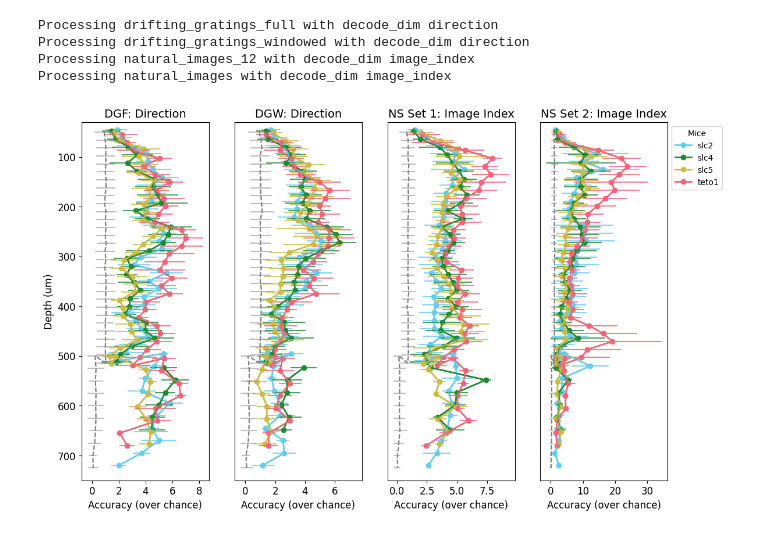
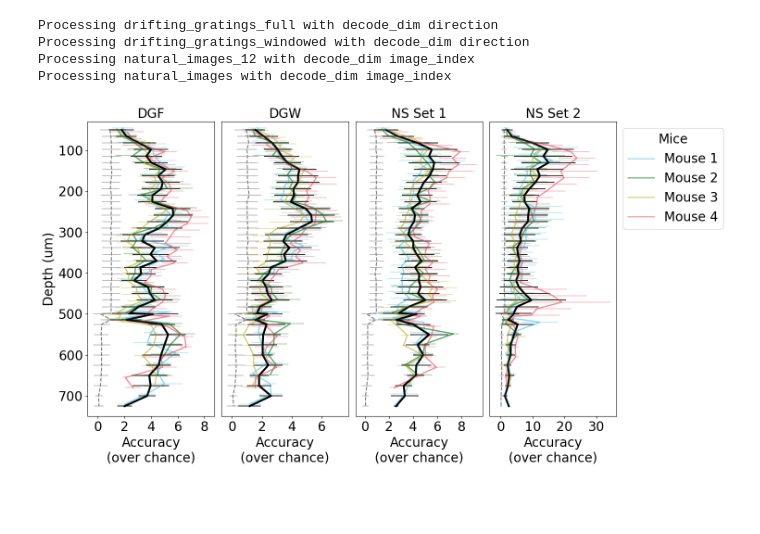
Before and after one commit to sherafatia/v1dd-public, a Jupyter notebook: notebooks/v1dd_figure2_new.ipynb, the cells around one changed output. Drawn from its saved outputs; the diff is of its cells as text; code cells hidden in the pictures; blank space fills up the shorter version.

Commit message:
decoding schematic plus the two main decoding panels

```diff
--- a/notebooks/v1dd_figure2_new.ipynb
+++ b/notebooks/v1dd_figure2_new.ipynb
@@ -85,6 +85,7 @@ all_depths = [
     482, 498, 514,
     500, 525, 550, 575, 600, 625, 650, 675, 700, 725
 ]
+all_depths.sort()
 # %%
 def depth_volume_mapping(a, b):
     depth_values = {
@@ -120,24 +121,7 @@ def depth_volume_mapping_2(volume_id, plane):
 # %% [markdown]
 ### First decoding results: no bootstrapping, all experiments (min # of neurons threshold = 1)
 # %%
-# Load decoding results -- iterate through each stimulus type and decode dimension
-decoding_dir = '/home/naomi/Desktop/data/decoding_results'
-tag = "2025_0721_1"
-all_results_df = pd.DataFrame()
-for stim_type in stim_types:
-    decode_dim = decode_dims[stim_type]
-    path_name = os.path.join(decoding_dir, f'{tag}_{stim_type}_{decode_dim}_Boot1_Rep1')
-    results_df = pd.DataFrame()
-    for filename in os.listdir(path_name):
-        f = os.path.join(path_name, filename)
-        results_df = pd.concat([results_df, pd.read_pickle(f)])
-
-    results_df['stim_type'] = stim_type
-    results_df['decode_dim'] = decode_dim
-
-    all_results_df = pd.concat([all_results_df, results_df], axis=0)
-
-all_results_df['depth'] = all_results_df.apply(lambda x: depth_volume_mapping_2(volume_id = x['volume_id'], plane = x['plane']), axis=1)
+all_results_df = pd.read_pickle(os.path.join(ARTIFACT_DIR, "decoding_analyses/20250721_Boot1_Rep1.pkl"))
 # %%
 # Organize data into a 5D array
 # Dimensions: (stim_type, mouse_id, column_id, depth, 5 folds)
@@ -206,13 +190,15 @@ jitter_values = np.linspace(-jitter_amount, jitter_amount, n_mice)
 fixed_jitters = np.tile(jitter_values, (n_depths, 1))
 
 titles = [
-    'DGF: Direction',
-    'DGW: Direction',
-    'NS Set 1: Image Index',
-    'NS Set 2: Image Index'
+    'DGF',
+    'DGW',
+    'NS Set 1',
+    'NS Set 2'
 ]
 
-fig = plt.figure(figsize=(13, 8))
+fontsize = 20
+
+fig = plt.figure(figsize=(15, 8))
 
 
 for stim_idx, stim_type in enumerate(stim_types):
@@ -233,39 +219,56 @@ for stim_idx, stim_type in enumerate(stim_types):
 
             mean = np.nanmean(data_values)
             std_error = np.nanstd(data_values)
             means.append(mean), std_errors.append(std_error)
 
-        plt.errorbar(means, all_depths + fixed_jitters[:, mouse_idx], xerr=std_errors, fmt='-', color=mouse_color, label=mouse_id, capsize=0, alpha=0.8)
-        plt.plot(means, all_depths + fixed_jitters[:, mouse_idx], 'o-', color=mouse_color, linewidth=2)
+        plt.errorbar(means, all_depths + fixed_jitters[:, mouse_idx], xerr=std_errors, fmt='-', color=mouse_color, label=mouse_id, capsize=0, alpha=0.4)
+        plt.plot(means, all_depths + fixed_jitters[:, mouse_idx], '-', color=mouse_color, linewidth=2, alpha=0.6)
 
 
     # Plot shuffled data (average over mice for visualization, so just need to iterate over depths)
     shuf_means, shuf_std_errors = [], []
     for depth_idx, depth in enumerate(all_depths):
         shuf_data_values = shuf_data[stim_idx, :, :, depth_idx, :]
         if np.all(np.isnan(shuf_data_values)):
             shuf_means.append(np.nan), shuf_std_errors.append(np.nan)
             continue
         shuf_mean = np.nanmean(shuf_data_values)
         shuf_std_error = np.nanstd(shuf_data_values)
         shuf_means.append(shuf_mean), shuf_std_errors.append(shuf_std_error)
 
     plt.errorbar(shuf_means, all_depths, xerr=shuf_std_errors, fmt='--', color='grey', label='Shuffled', capsize=0, alpha=0.5)
     plt.plot(shuf_means, all_depths, '--', color='grey', linewidth=1.5)
 
+    # Plot overall averages
+    overall_means, overall_std_errors = [], []
+    for depth_idx, depth in enumerate(all_depths):
+        overall_data_values = data[stim_idx, :, :, depth_idx, :]
+        if np.all(np.isnan(overall_data_values)):
+            overall_means.append(np.nan), overall_std_errors.append(np.nan)
+            continue
+        overall_mean = np.nanmean(overall_data_values)
+        overall_std_error = np.nanstd(overall_data_values)
+        overall_means.append(overall_mean), overall_std_errors.append(overall_std_error)
+
+    plt.errorbar(overall_means, all_depths, xerr=overall_std_errors, fmt='-', color='black', label='Overall Mean', capsize=0, alpha=0.8)
+    plt.plot(overall_means, all_depths, '-', color='black', linewidth=3)
+
     if stim_idx == 0:
-        plt.yticks(fontsize=12)
-        plt.ylabel('Depth (um)', fontsize=12)
+        plt.yticks(fontsize=fontsize)
+        plt.ylabel('Depth (um)', fontsize=fontsize)
     elif stim_idx == n_stims - 1:
-        plt.legend(mice, loc='upper left', bbox_to_anchor=(1, 1), title='Mice')
+        plt.legend(['Mouse 1', 'Mouse 2', 'Mouse 3', 'Mouse 4'], loc='upper left', bbox_to_anchor=(1, 1), title='Mice', fontsize=fontsize, title_fontsize=fontsize)
         plt.yticks([])
     else:
         plt.yticks([])
 
     ax.set_ylim(30, 750)
-    ax.set_title(titles[stim_idx], fontsize=14)
-    ax.set_xlabel('Accuracy (over chance)', fontsize=12)
-    plt.xticks(fontsize=12)
+    ax.set_title(titles[stim_idx], fontsize=fontsize)
+    ax.set_xlabel('Accuracy\n(over chance)', fontsize=fontsize)
+    plt.xticks(fontsize=fontsize)
     plt.gca().invert_yaxis()
+
+plt.tight_layout()
+plt.savefig(os.path.join(ARTIFACT_DIR, 'decoding_analyses', f'nobootstrapping_decoding_results.svg'), dpi=300)
 # %% [output]
-[figure, old version]
+[figure, new version]
```
Also changed, not shown: parts of 12 cells of this notebook, 4 other files.
